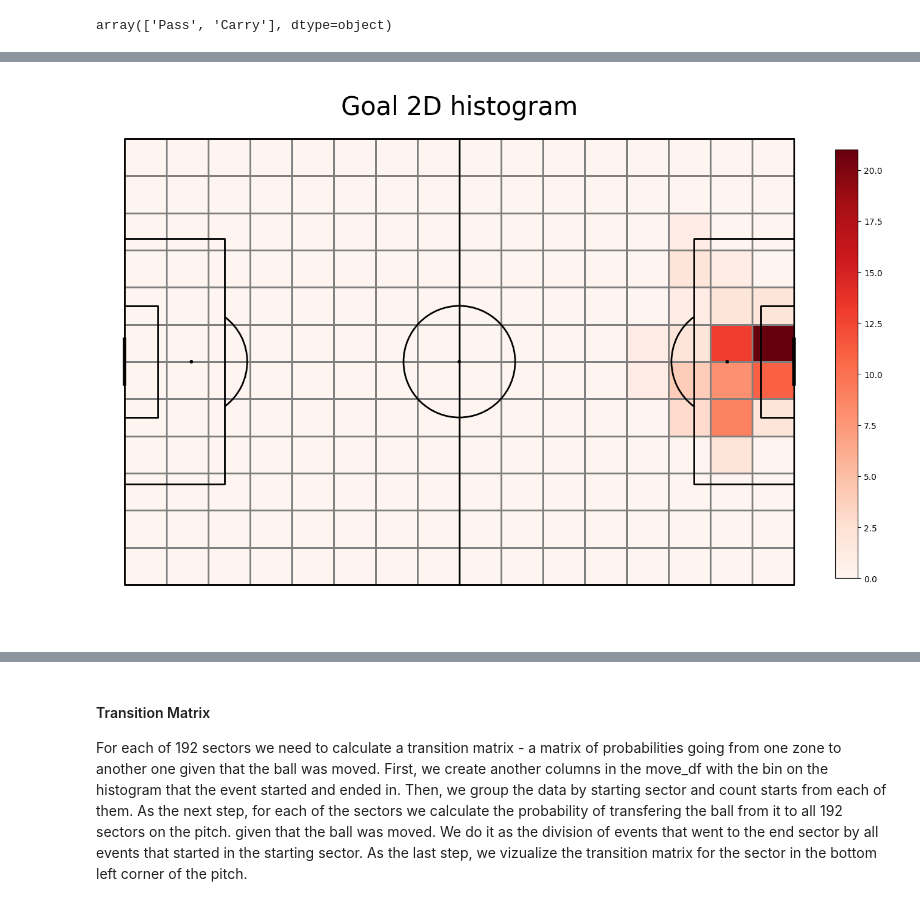
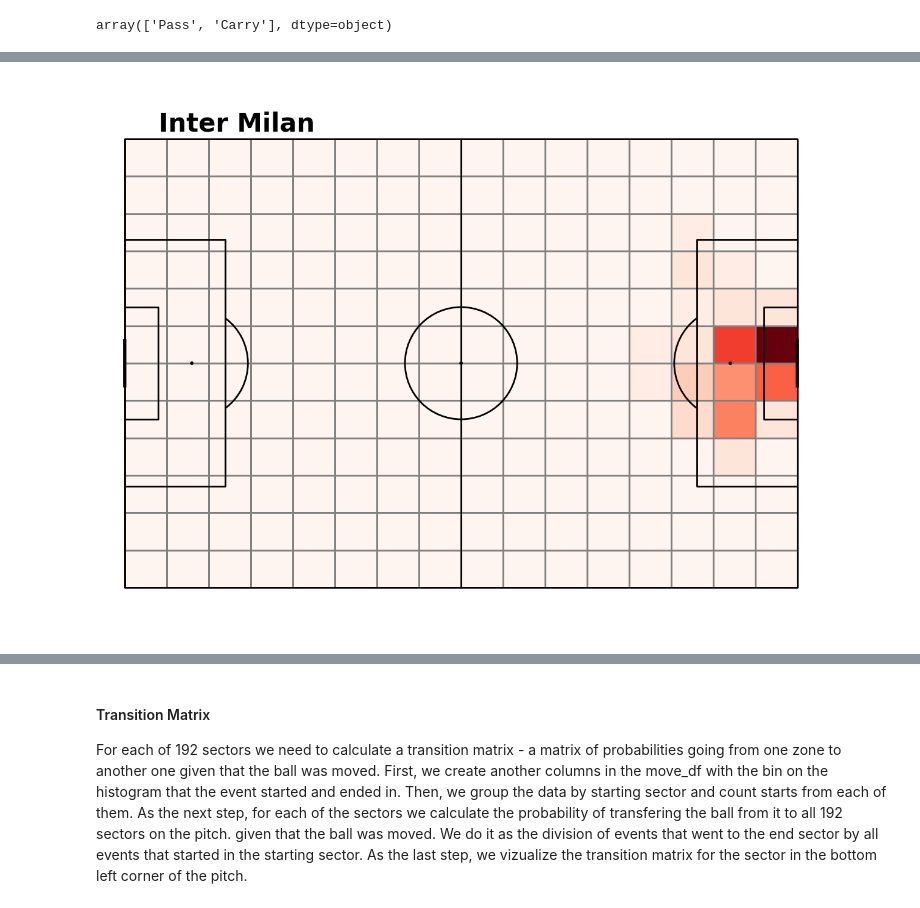
Before and after one commit to Gareth1995/xT, a Jupyter notebook: xT_tutorial.ipynb, the cells around one changed output, grey strips where cells are left out. Drawn from its saved outputs; the diff is of its cells as text; code cells hidden in the pictures.

```diff
--- a/xT_tutorial.ipynb
+++ b/xT_tutorial.ipynb
@@ -175,19 +269,26 @@ shot_count = shot["statistic"]
 # %%
 # plot of goal frequency per segment
 goal_df  = shot_df.loc[shot_df.apply(lambda x: 'Goal' in x.shot_outcome, axis = 1)]
 goal = pitch.bin_statistic(goal_df.x, goal_df.y, statistic='count', bins=(16, 12), normalize=False)
 goal_count = goal["statistic"]
 
 fig, ax = pitch.grid(grid_height=0.9, title_height=0.06, axis=False,
                      endnote_height=0.04, title_space=0, endnote_space=0)
 pcm  = pitch.heatmap(goal, cmap='Reds', edgecolor='grey', ax=ax['pitch'])
 #legend to our plot
-ax_cbar = fig.add_axes((1, 0.093, 0.03, 0.786))
-cbar = plt.colorbar(pcm, cax=ax_cbar)
-fig.suptitle('Goal 2D histogram', fontsize = 30)
+# ax_cbar = fig.add_axes((1, 0.093, 0.03, 0.786))
+# cbar = plt.colorbar(pcm, cax=ax_cbar)
+# fig.suptitle('Goal 2D histogram', fontsize = 30)
+fig.text(0.1, 0.95, team_name, fontsize=30, ha='left', va='top', weight='bold')
 plt.show()
+
+# Save image
+# Construct the filename
+filename = f"plots/goal frequency/{team_name}_goal_freq.png"
+# Save the figure
+fig.savefig(filename, bbox_inches='tight')
 # %% [output]
-[figure, old version]
+[figure, new version]
 # %%
 # visualising the move probability
 move_probability = move_count/(move_count+shot_count)
```
Also changed, not shown: parts of 22 cells of this notebook, 17 other files.
